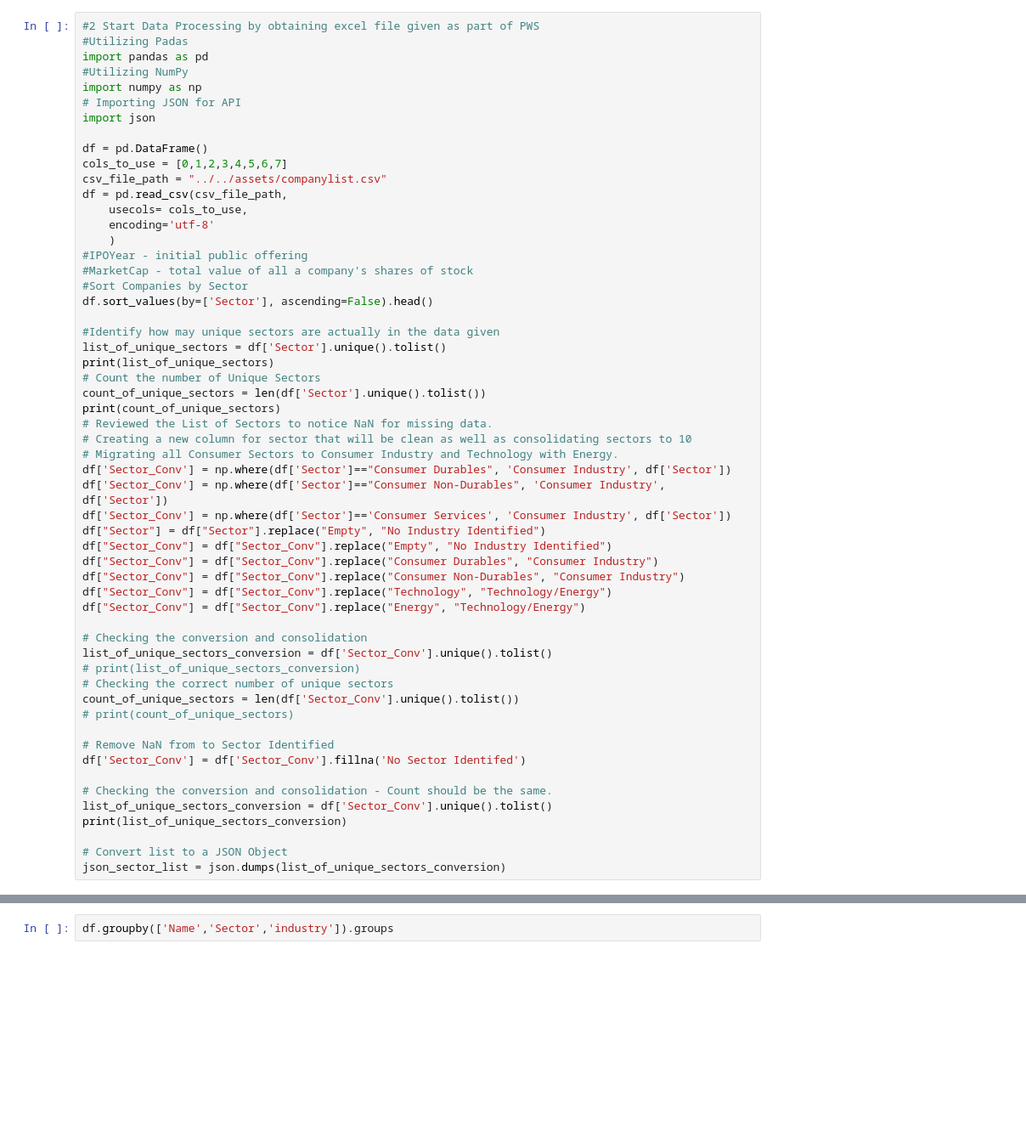
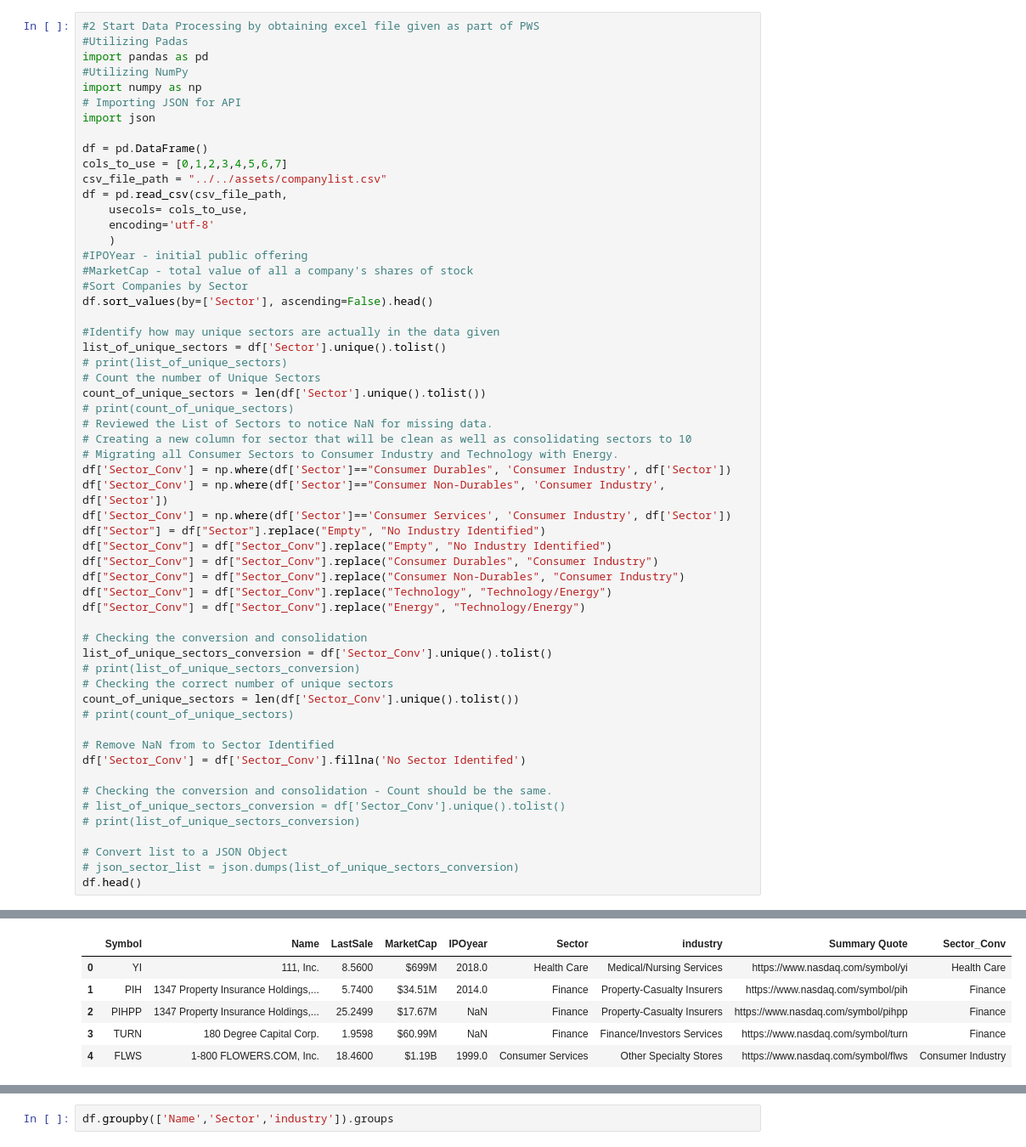
Before and after one commit to appddictionstudio/MDAS, a Jupyter notebook: backend/src/companyAnalysis.ipynb, the cells around one changed output, grey strips where cells are left out. Shown at 85% size. Saved outputs shown, nothing was run; the diff lists cells and outputs as text; blank space fills up the shorter version.

```diff
--- a/backend/src/companyAnalysis.ipynb
+++ b/backend/src/companyAnalysis.ipynb
@@ -32,10 +30,10 @@ df.sort_values(by=['Sector'], ascending=False).head()
 
 #Identify how may unique sectors are actually in the data given
 list_of_unique_sectors = df['Sector'].unique().tolist()
-print(list_of_unique_sectors)
+# print(list_of_unique_sectors)
 # Count the number of Unique Sectors
 count_of_unique_sectors = len(df['Sector'].unique().tolist())
-print(count_of_unique_sectors)
+# print(count_of_unique_sectors)
 # Reviewed the List of Sectors to notice NaN for missing data.
 # Creating a new column for sector that will be clean as well as consolidating sectors to 10
 # Migrating all Consumer Sectors to Consumer Industry and Technology with Energy.
@@ -60,9 +58,10 @@ count_of_unique_sectors = len(df['Sector_Conv'].unique().tolist())
 df['Sector_Conv'] = df['Sector_Conv'].fillna('No Sector Identifed')
 
 # Checking the conversion and consolidation - Count should be the same.
-list_of_unique_sectors_conversion = df['Sector_Conv'].unique().tolist()
-print(list_of_unique_sectors_conversion)
+# list_of_unique_sectors_conversion = df['Sector_Conv'].unique().tolist()
+# print(list_of_unique_sectors_conversion)
 
 # Convert list to a JSON Object
-json_sector_list = json.dumps(list_of_unique_sectors_conversion)
+# json_sector_list = json.dumps(list_of_unique_sectors_conversion)
+df.head()
 # %% [output]
@@ -71,0 +68,6 @@ json_sector_list = json.dumps(list_of_unique_sectors_conversion)
+|  | Symbol | Name | LastSale | MarketCap | IPOyear | Sector | industry | Summary Quote | Sector_Conv |
+| 0 | YI | 111, Inc. | 8.5600 | $699M | 2018.0 | Health Care | Medical/Nursing Services | https://www.nasdaq.com/symbol/yi | Health Care |
+| 1 | PIH | 1347 Property Insurance Holdings,... | 5.7400 | $34.51M | 2014.0 | Finance | Property-Casualty Insurers | https://www.nasdaq.com/symbol/pih | Finance |
+| 2 | PIHPP | 1347 Property Insurance Holdings,... | 25.2499 | $17.67M | NaN | Finance | Property-Casualty Insurers | https://www.nasdaq.com/symbol/pihpp | Finance |
+| 3 | TURN | 180 Degree Capital Corp. | 1.9598 | $60.99M | NaN | Finance | Finance/Investors Services | https://www.nasdaq.com/symbol/turn | Finance |
+| 4 | FLWS | 1-800 FLOWERS.COM, Inc. | 18.4600 | $1.19B | 1999.0 | Consumer Services | Other Specialty Stores | https://www.nasdaq.com/symbol/flws | Consumer Industry |
```
Also changed, not shown: parts of 9 cells of this notebook, 3 other files.
